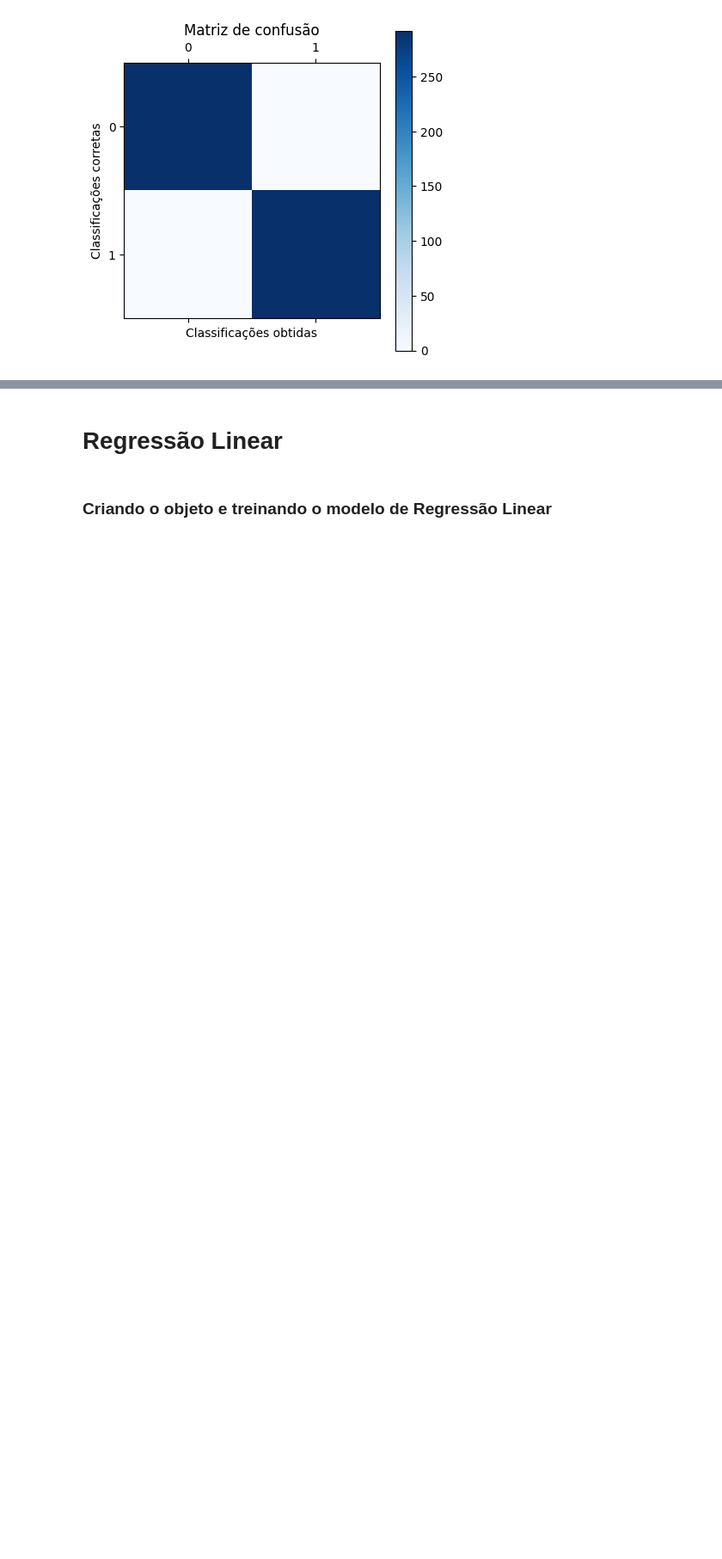
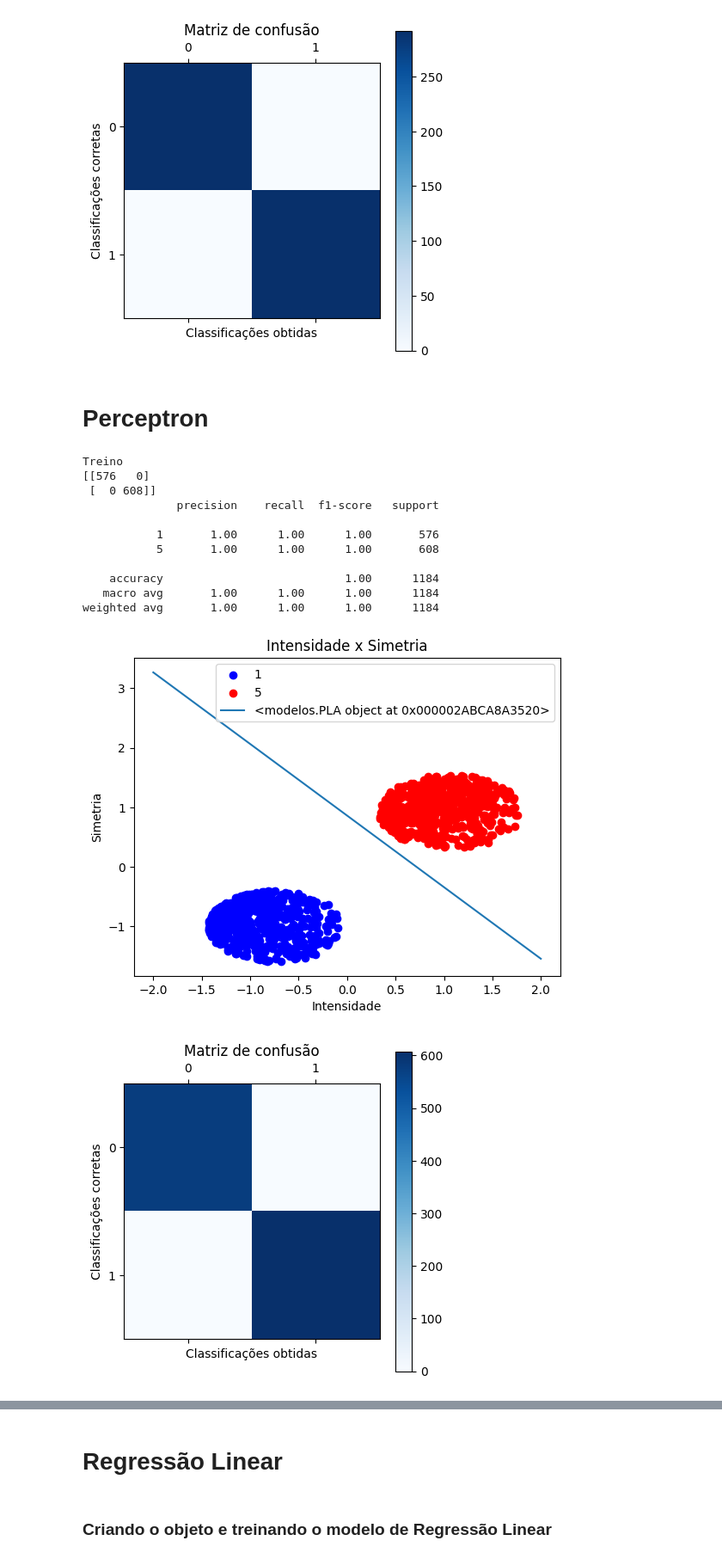
Before and after one commit to HodricVieira/Reconhecimento-de-digitos-ML-2023.2, a Jupyter notebook: reg_log_1_5.ipynb, the cells around one changed output, grey strips where cells are left out. Shown at 86% size. Drawn from its saved outputs; the diff is of its cells as text; code cells hidden in the pictures; blank space fills up the shorter version.

```diff
--- a/reg_log_1_5.ipynb
+++ b/reg_log_1_5.ipynb
@@ -67,8 +67,17 @@ y_teste[y_teste == 5] = -1
 # Adicionando uma coluna de 1s
 X = np.c_[np.ones(len(X)), X]
 X_teste = np.c_[np.ones(len(X_teste)), X_teste]
+# %%
+def ver_confusao(matriz_de_confusao):
+    plt.matshow(matriz_de_confusao, cmap='Blues')
+    plt.title('Matriz de confusão')
+    plt.colorbar()
+    plt.ylabel("Classificações corretas")
+    plt.xlabel("Classificações obtidas")
+    plt.show()
 # %%
 def ver_treino(X, Y, a, b, modelo):
+    # a e b são os dois indices escolhidos
 
     # Treinando o modelo de regressão linear
     #modelo.fit(X, Y)
@@ -98,6 +107,7 @@ def ver_treino(X, Y, a, b, modelo):
     plt.title('Intensidade x Simetria')
     plt.legend()
     plt.show()
+    ver_confusao(matriz_de_confusao_treino)
 
 
 
@@ -127,6 +137,7 @@ def ver_teste(X_teste, y_teste, a, b, modelo):
     plt.title('Intensidade x Simetria')
     plt.legend()
     plt.show()
+    ver_confusao(matriz_de_confusao_teste)
 # %% [markdown]
 # Regressão Logística
 # %% [markdown]
@@ -229,3 +240,28 @@ plt.xlabel("Classificações obtidas")
 plt.show()
 # %% [output]
 [figure]
+# %% [markdown]
+# Perceptron
+# %%
+PLA = md.PLA()
+PLA.fit(X, Y)
+
+print("Treino")
+ver_treino(X, Y, 1, 5, PLA)
+
+print("Teste")
+ver_teste(X_teste, y_teste, 1, 5, PLA)
+# %% [output]
+Treino
+[[576   0]
+ [  0 608]]
+              precision    recall  f1-score   support
+
+           1       1.00      1.00      1.00       576
+           5       1.00      1.00      1.00       608
+
+    accuracy                           1.00      1184
+   macro avg       1.00      1.00      1.00      1184
+weighted avg       1.00      1.00      1.00      1184
+[figure, added]
+[figure, added]
```
Also changed, not shown: parts of 12 cells of this notebook.
